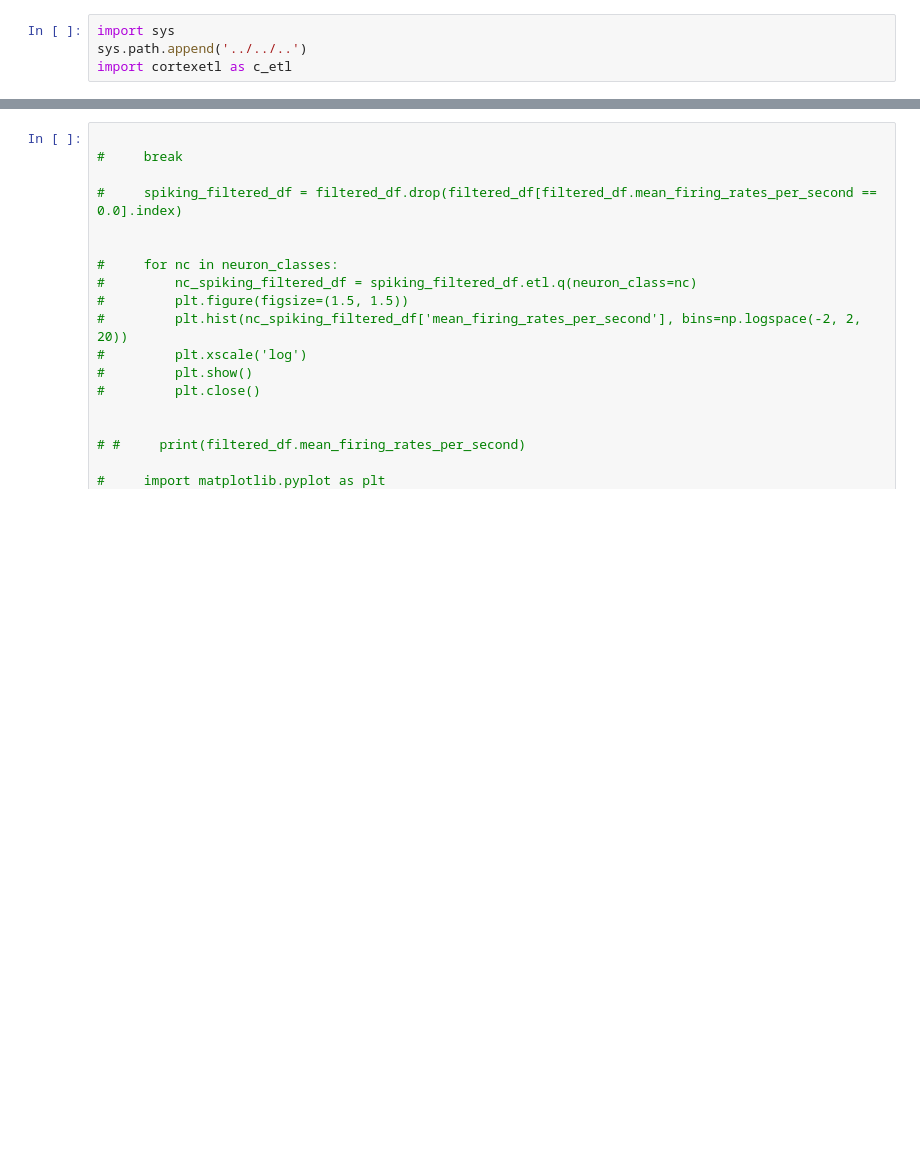
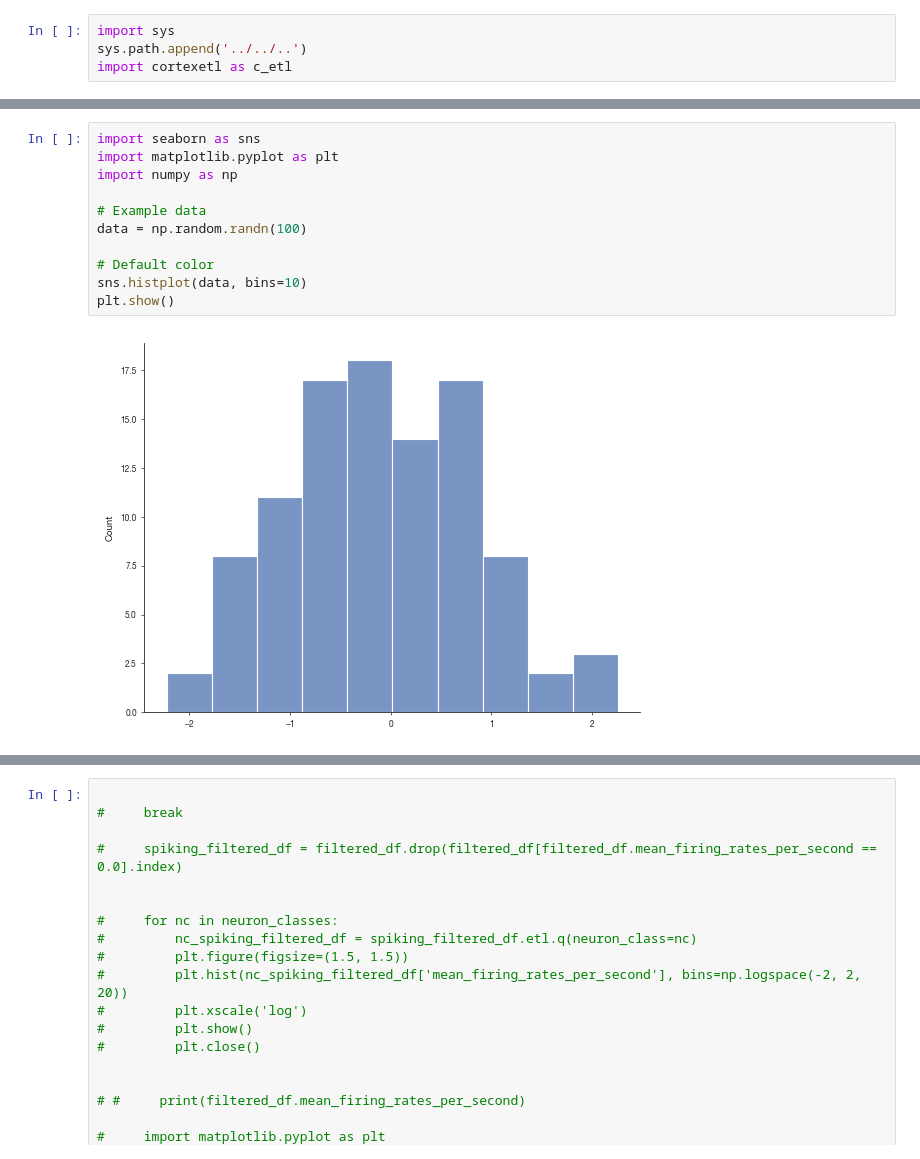
Before and after one commit to BlueBrain/cortexetl, a Jupyter notebook: notebooks/elife_sscx_physiology_2024/8-FRDistributionTest/8-FRDistributionTest.ipynb, the cells around one changed output, grey strips where cells are left out. Cells and saved outputs as stored; diff of their text form; blank space fills up the shorter version.

```diff
--- a/notebooks/elife_sscx_physiology_2024/8-FRDistributionTest/8-FRDistributionTest.ipynb
+++ b/notebooks/elife_sscx_physiology_2024/8-FRDistributionTest/8-FRDistributionTest.ipynb
@@ -185,0 +197,13 @@ See the caveats in the documentation: https://pandas.pydata.org/pandas-docs/stab
+# %%
+import seaborn as sns
+import matplotlib.pyplot as plt
+import numpy as np
+
+# Example data
+data = np.random.randn(100)
+
+# Default color
+sns.histplot(data, bins=10)
+plt.show()
+# %% [output]
+[figure, added]
```
Also changed, not shown: parts of 5 cells of this notebook, 6 other files.
